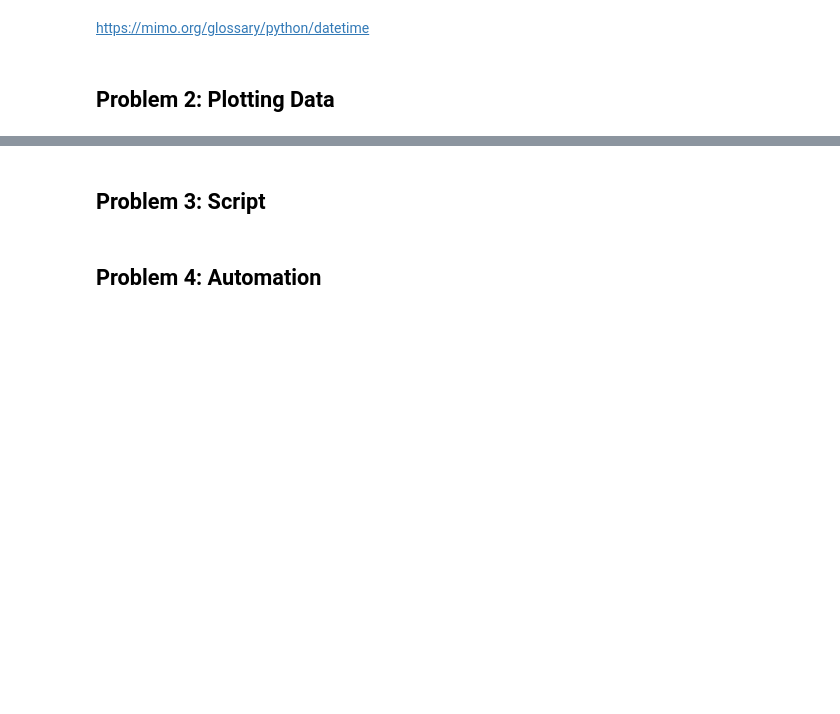
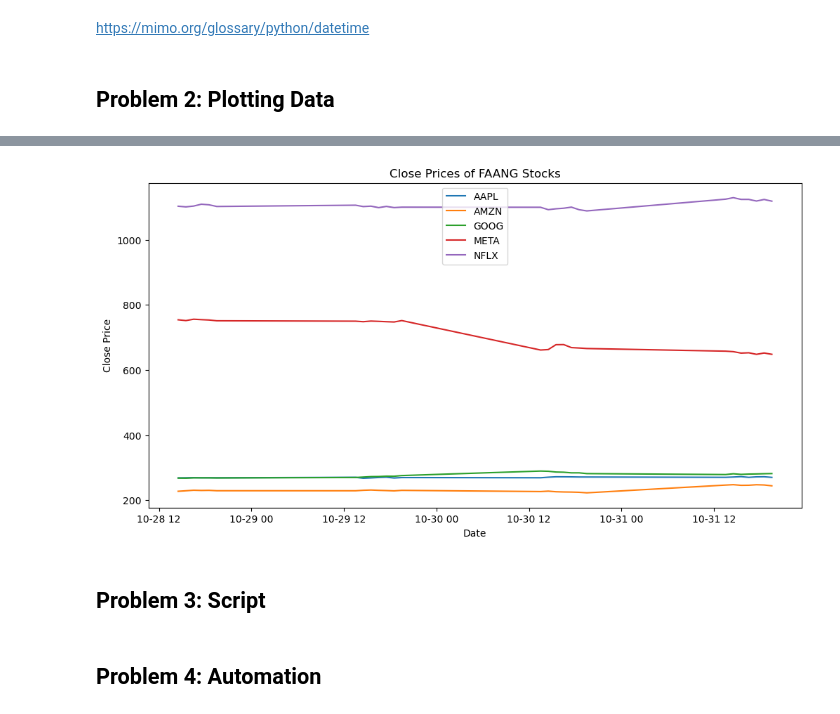
Before and after one commit to AnnaLozenko/computer_infrastructure, a Jupyter notebook: problems.ipynb, the cells around one changed output, grey strips where cells are left out. Drawn from its saved outputs; the diff is of its cells as text; code cells hidden in the pictures; blank space fills up the shorter version.

Commit message:
get_plot function, os and glob packages, plot created

```diff
--- a/problems.ipynb
+++ b/problems.ipynb
@@ -62,0 +73,4 @@ https://mimo.org/glossary/python/datetime
+# %%
+#retrieve all csv files in data folder
+list_of_files =glob.glob("data/*.csv")
+print(list_of_files)
@@ -62,0 +81,4 @@ https://mimo.org/glossary/python/datetime
+# %%
+#sort files by modification time
+latest_file = max(list_of_files, key=os.path.getmtime)
+print("Latest file is: ", latest_file)
@@ -62,0 +89,5 @@ https://mimo.org/glossary/python/datetime
+# %%
+#import latest file into pandas dataframe
+df = pd.read_csv(latest_file, header=[0,1], index_col=0, parse_dates=True)
+#print dataframe head
+print(df.head())
@@ -63,3 +112,21 @@ https://mimo.org/glossary/python/datetime
+# %%
+# convert index to datetime
+df.index = pd.to_datetime(df.index)
+# %%
+# plot close prices of each stock
+plt.figure(figsize=(12,6))
+for ticker in df['Close'].columns:
+    plt.plot(df['Close'][ticker], label=ticker)
+plt.xlabel('Date')
+plt.ylabel('Close Price')
+plt.title('Close Prices of FAANG Stocks')
+plt.legend()
+#save plot to plots folder
+now= dt.datetime.now().strftime("%Y%m%d-%H%M%S")
+plt.savefig("plots/" + now + ".png")
+plt.show()
+# %% [output]
+[figure, added]
 # %% [markdown]
 ## Problem 3: Script
 # %% [markdown]
```
Also changed, not shown: parts of 9 cells of this notebook.
